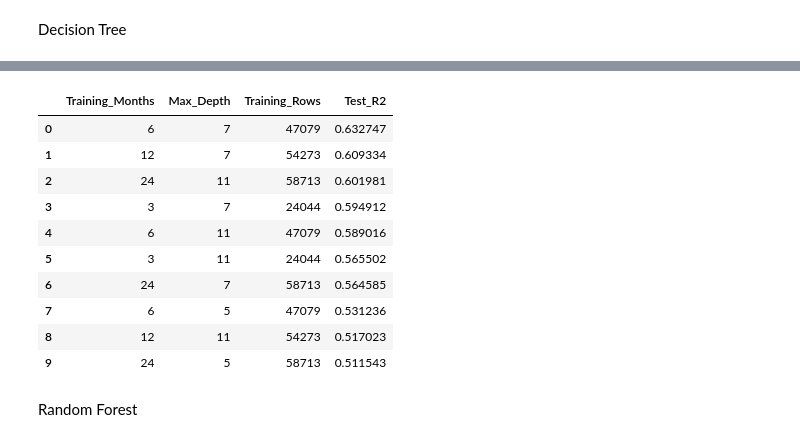
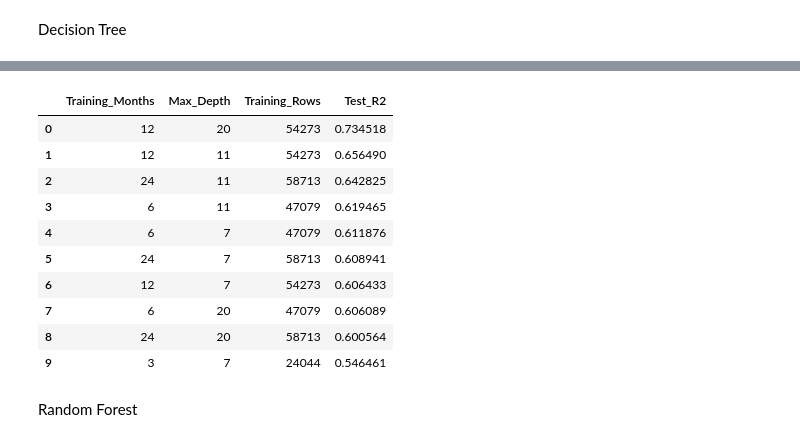
Before and after one commit to EthanFerba/IDX-Exchange-Data-Science, a Jupyter notebook: Feature_eng.ipynb, the cells around one changed output, grey strips where cells are left out. Cells and saved outputs as stored; diff of their text form; code cells hidden in the pictures.

```diff
--- a/Feature_eng.ipynb
+++ b/Feature_eng.ipynb
@@ -417,41 +418,9 @@ rdf_features["NewerHome"] = (
     rdf_features["PropertyAge"] <= 5
 ).astype(int)
 
-
-# Additional Flooring Features
-
-flooring_cols = [
-    "Flooring_Bamboo",
-    "Flooring_Brick",
-    "Flooring_Carpet",
-    "Flooring_Concrete",
-    "Flooring_Laminate",
-    "Flooring_Stone",
-    "Flooring_Tile",
-    "Flooring_Vinyl",
-    "Flooring_Wood"
-]
-
-rdf_features["FlooringTypeCount"] = (
-    rdf_features[flooring_cols].sum(axis=1)
-)
-
-hard_floor_cols = [
-    "Flooring_Wood",
-    "Flooring_Stone",
-    "Flooring_Tile",
-    "Flooring_Laminate",
-    "Flooring_Vinyl"
-]
-
-rdf_features["HasHardSurfaceFlooring"] = (
-    rdf_features[hard_floor_cols].sum(axis=1) > 0
-).astype(int)
-
-
 # Loading School District
 
-zip_path = Path("DistrictAreas2425 (2).zip")
+zip_path = Path("DistrictAreas2425.zip")
 extract_dir = Path("school_districts_extracted")
 
 if not zip_path.exists():
@@ -593,3 +560,12 @@ Feature engineering completed!
 | NewerHome | 0 | 0 | 1 | 0 | 0 | 0 | 0 | 0 | 0 | 0 |
 | OfficialSchoolDistrict | Rim of the World Unified | Fontana Unified | Paradise Unified | Burbank Unified | Lucerne Valley Unified | Los Angeles Unified | Antelope Valley Union High | Pomona Unified | Barstow Unified | Jefferson Union High |
 | PropertyAge | 14.0 | 61.0 | 0.0 | 75.0 | 43.0 | 73.0 | 66.0 | 64.0 | 58.0 | 19.0 |
+# %%
+# One-hot encode OfficialSchoolDistrict and add directly to rdf_features
+school_dummies = pd.get_dummies(rdf_features['OfficialSchoolDistrict'], prefix='OfficialSchoolDistrict', drop_first=True, dtype=int)
+
+# Concatenate the new dummy columns and drop the original categorical column
+rdf_features = pd.concat([rdf_features.drop(columns=['OfficialSchoolDistrict']), school_dummies], axis=1)
+
+print("rdf_features updated!")
+print("New dataset shape:", rdf_features.shape)
@@ -599,7 +578,7 @@ Test against model with newer features
 Decision Tree
 # %%
 dt_results = []
-depths = [3, 5, 7, 11]
+depths = [7, 11,20]
 
 for months in window_options:
     train_set, test_set = create_temporal_split(rdf_features, training_months_x=months)
@@ -655,14 +634,14 @@ Test:  2024-01-01 to 2024-01-31 (7069 rows)
 |  | Training_Months | Max_Depth | Training_Rows | Test_R2 |
-| 0 | 6 | 7 | 47079 | 0.632747 |
-| 1 | 12 | 7 | 54273 | 0.609334 |
-| 2 | 24 | 11 | 58713 | 0.601981 |
-| 3 | 3 | 7 | 24044 | 0.594912 |
-| 4 | 6 | 11 | 47079 | 0.589016 |
-| 5 | 3 | 11 | 24044 | 0.565502 |
-| 6 | 24 | 7 | 58713 | 0.564585 |
-| 7 | 6 | 5 | 47079 | 0.531236 |
-| 8 | 12 | 11 | 54273 | 0.517023 |
-| 9 | 24 | 5 | 58713 | 0.511543 |
+| 0 | 12 | 20 | 54273 | 0.734518 |
+| 1 | 12 | 11 | 54273 | 0.656490 |
+| 2 | 24 | 11 | 58713 | 0.642825 |
+| 3 | 6 | 11 | 47079 | 0.619465 |
+| 4 | 6 | 7 | 47079 | 0.611876 |
+| 5 | 24 | 7 | 58713 | 0.608941 |
+| 6 | 12 | 7 | 54273 | 0.606433 |
+| 7 | 6 | 20 | 47079 | 0.606089 |
+| 8 | 24 | 20 | 58713 | 0.600564 |
+| 9 | 3 | 7 | 24044 | 0.546461 |
 # %% [markdown]
 Random Forest
 # %%
```
Also changed, not shown: parts of 7 cells of this notebook.
